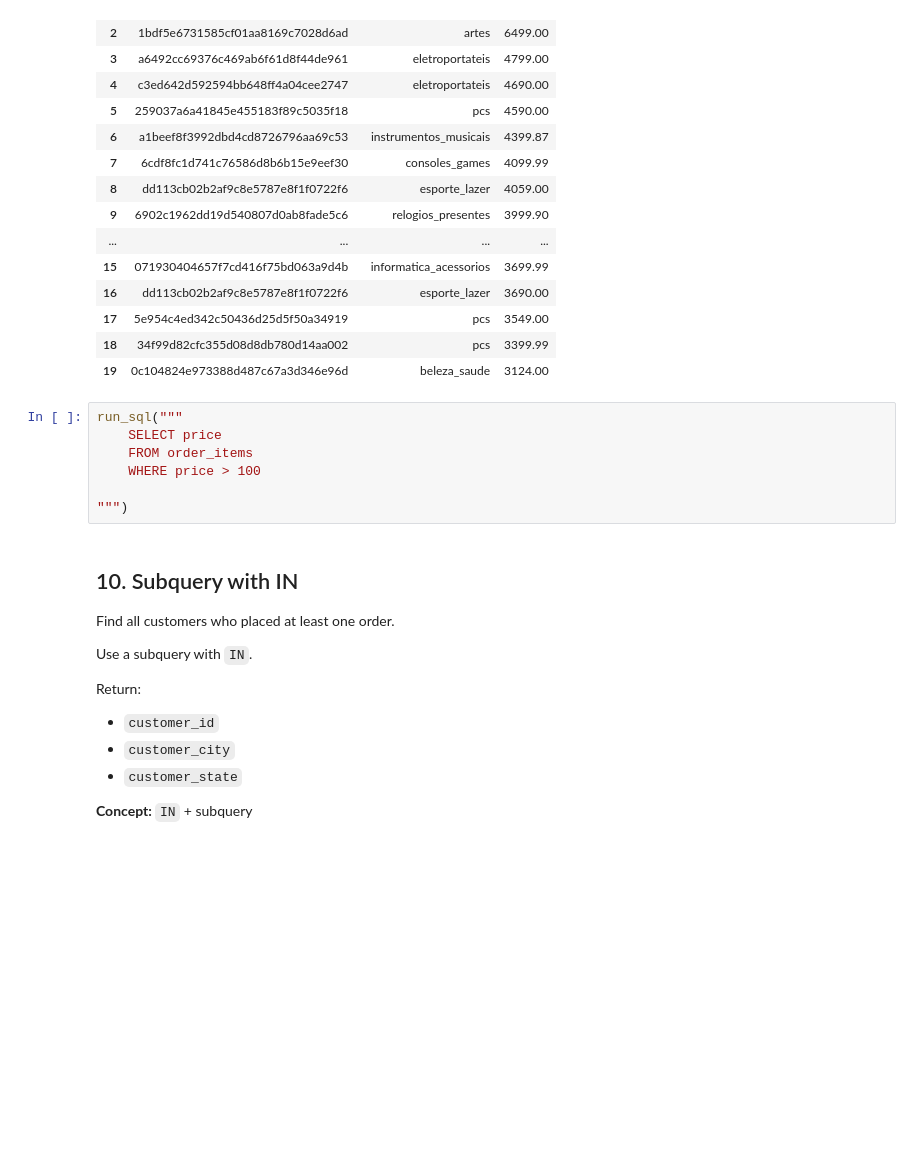
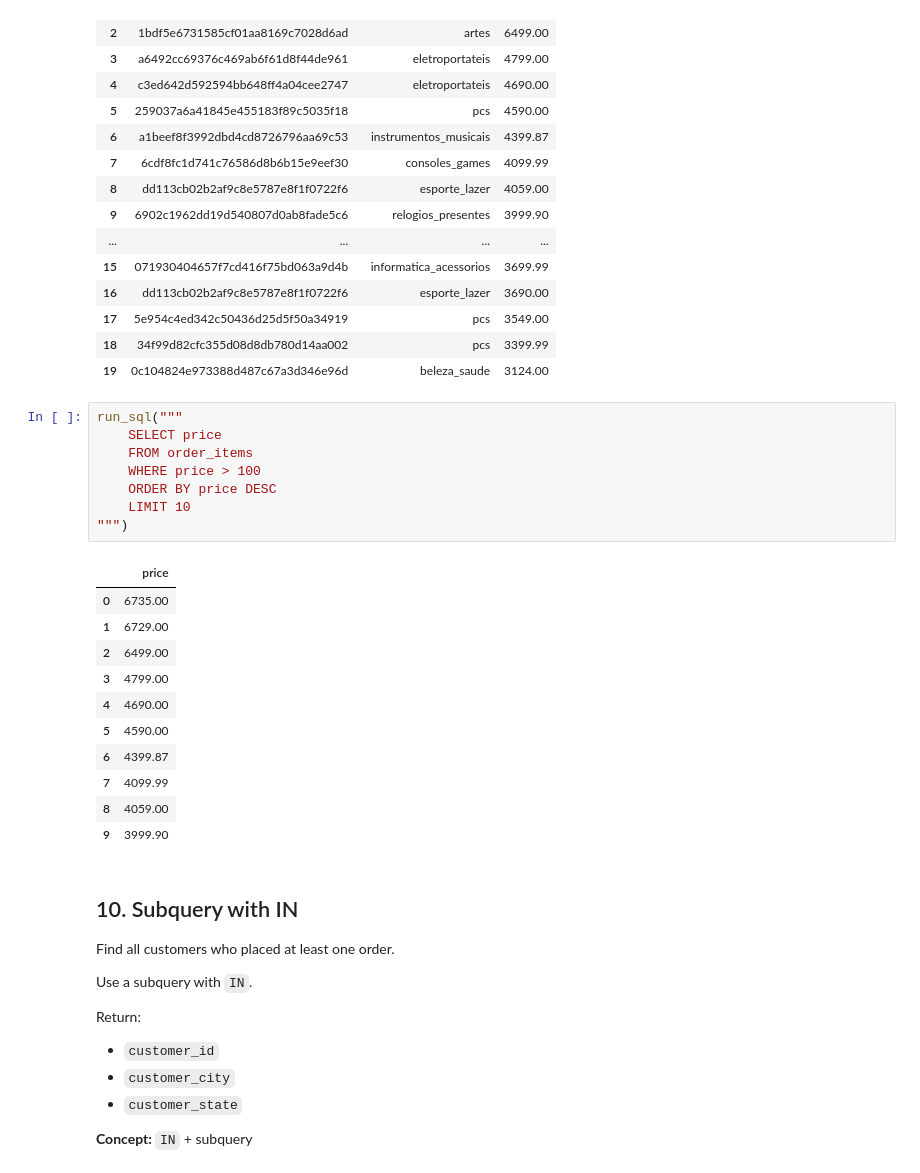
Before and after one commit to Thomasayanfeoluwa/2026-Python-Training-Class---Tutorial-For-Beginners, a Jupyter notebook: OLISTs/exercises_solutions/olists_exercises.ipynb, the cells around one changed output. Drawn from its saved outputs; the diff is of its cells as text; blank space fills up the shorter version.

```diff
--- a/OLISTs/exercises_solutions/olists_exercises.ipynb
+++ b/OLISTs/exercises_solutions/olists_exercises.ipynb
@@ -580,10 +580,23 @@ run_sql("""
 # %%
 run_sql("""
     SELECT price
     FROM order_items
     WHERE price > 100
-
+    ORDER BY price DESC
+    LIMIT 10
 """)
+# %% [output]
+|  | price |
+| 0 | 6735.00 |
+| 1 | 6729.00 |
+| 2 | 6499.00 |
+| 3 | 4799.00 |
+| 4 | 4690.00 |
+| 5 | 4590.00 |
+| 6 | 4399.87 |
+| 7 | 4099.99 |
+| 8 | 4059.00 |
+| 9 | 3999.90 |
 # %% [markdown]
 ## 10. Subquery with IN
 
```
